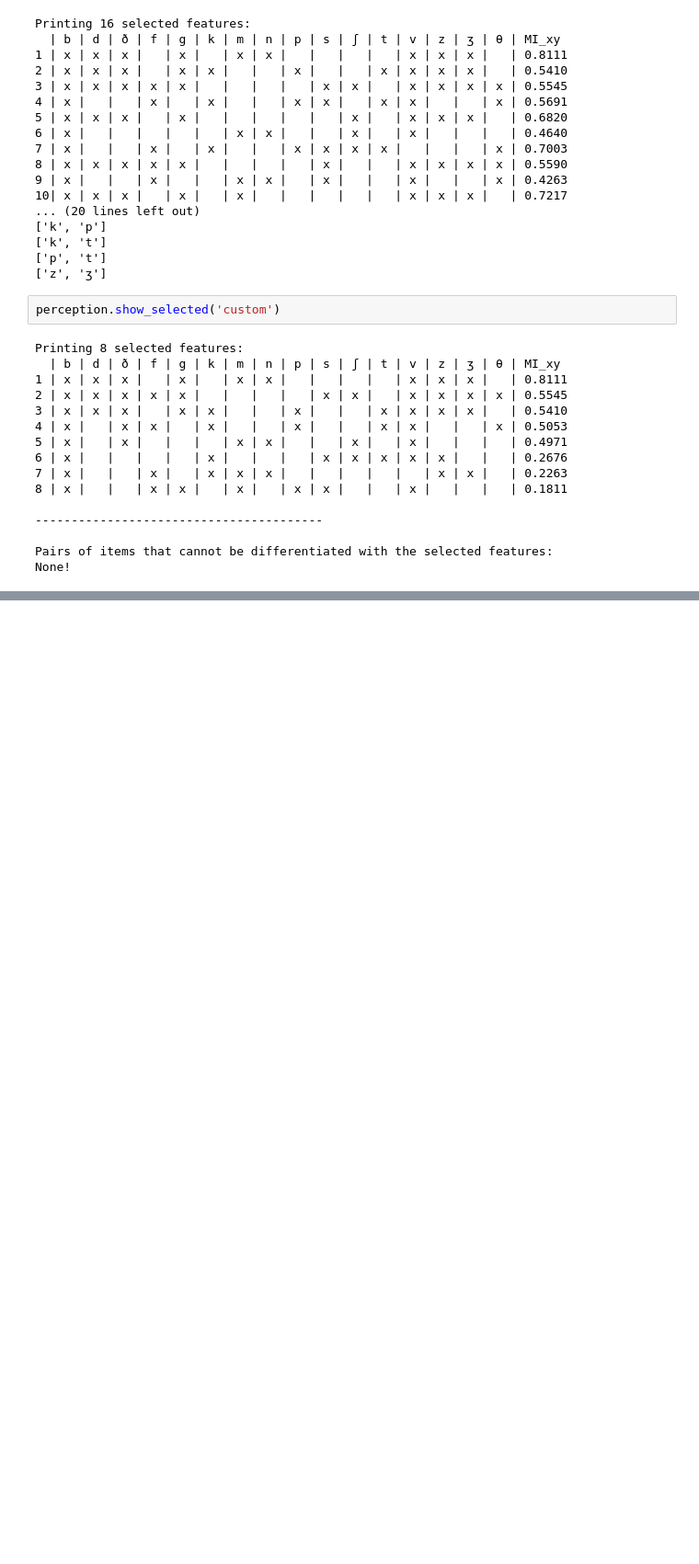
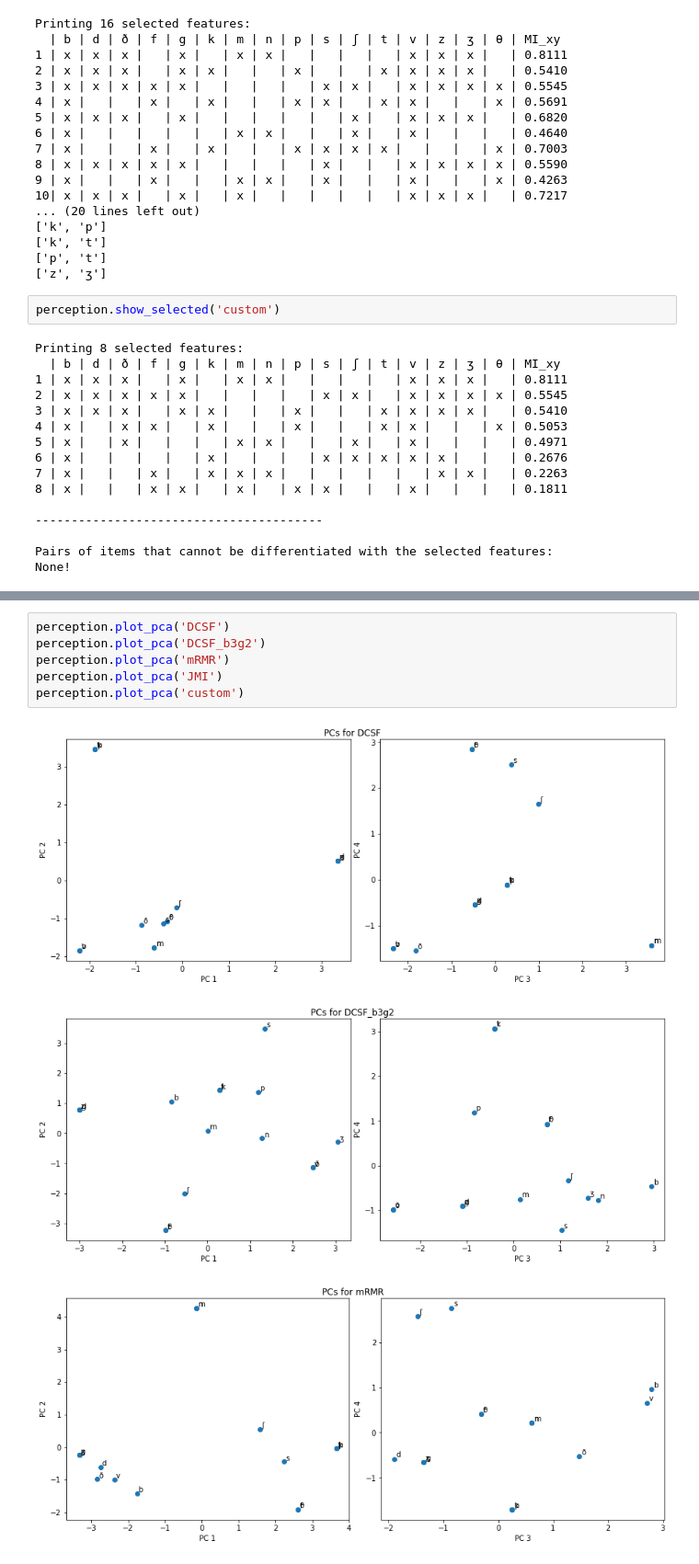
Before and after one commit to zhanaofu/speech-feature-extraction, a Jupyter notebook: mutual_entropy_binary_feature_selection.ipynb, the cells around one changed output, grey strips where cells are left out. Shown at 92% size. Cells and saved outputs as stored; diff of their text form; blank space fills up the shorter version.

```diff
--- a/mutual_entropy_binary_feature_selection.ipynb
+++ b/mutual_entropy_binary_feature_selection.ipynb
@@ -422,0 +651,10 @@ None!
+# %%
+perception.plot_pca('DCSF')
+perception.plot_pca('DCSF_b3g2')
+perception.plot_pca('mRMR')
+perception.plot_pca('JMI')
+perception.plot_pca('custom')
+# %% [output]
+[figure, added]
+[figure, added]
+[figure, added]
```
Also changed, not shown: parts of 25 cells of this notebook, 1 other file.
